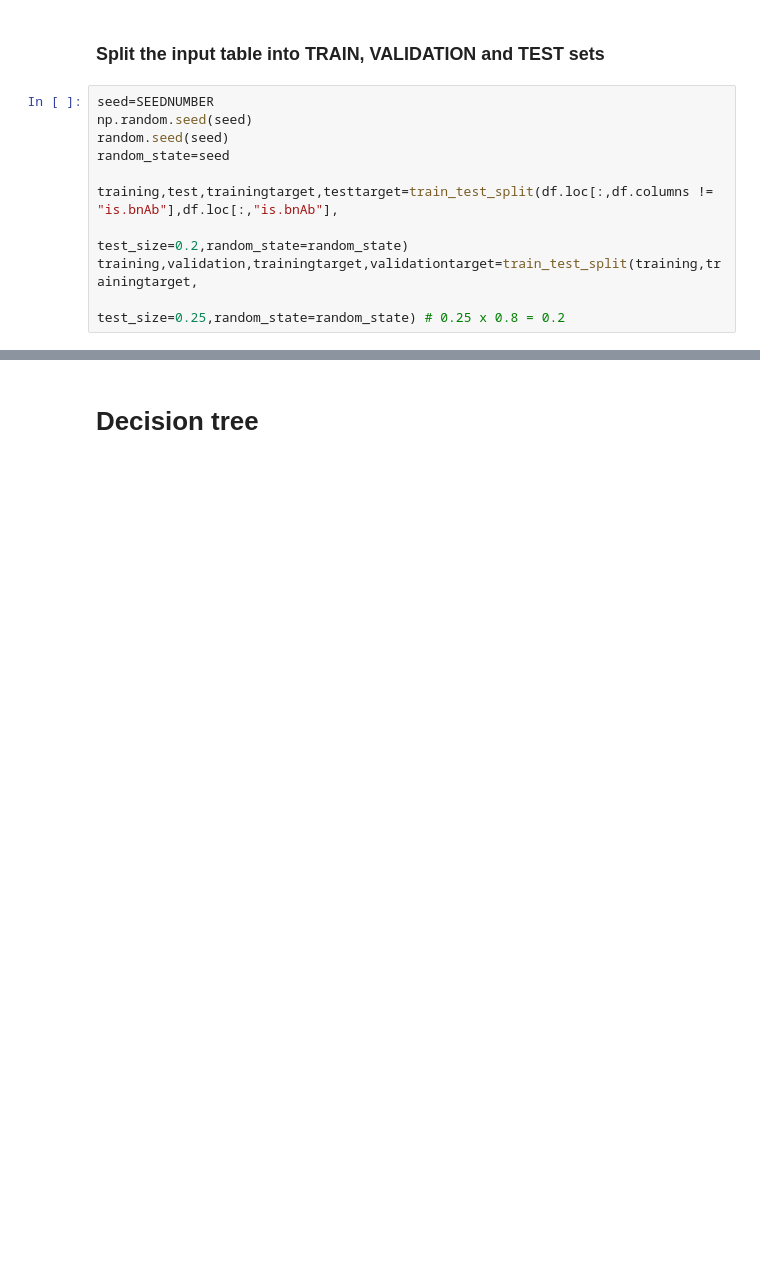
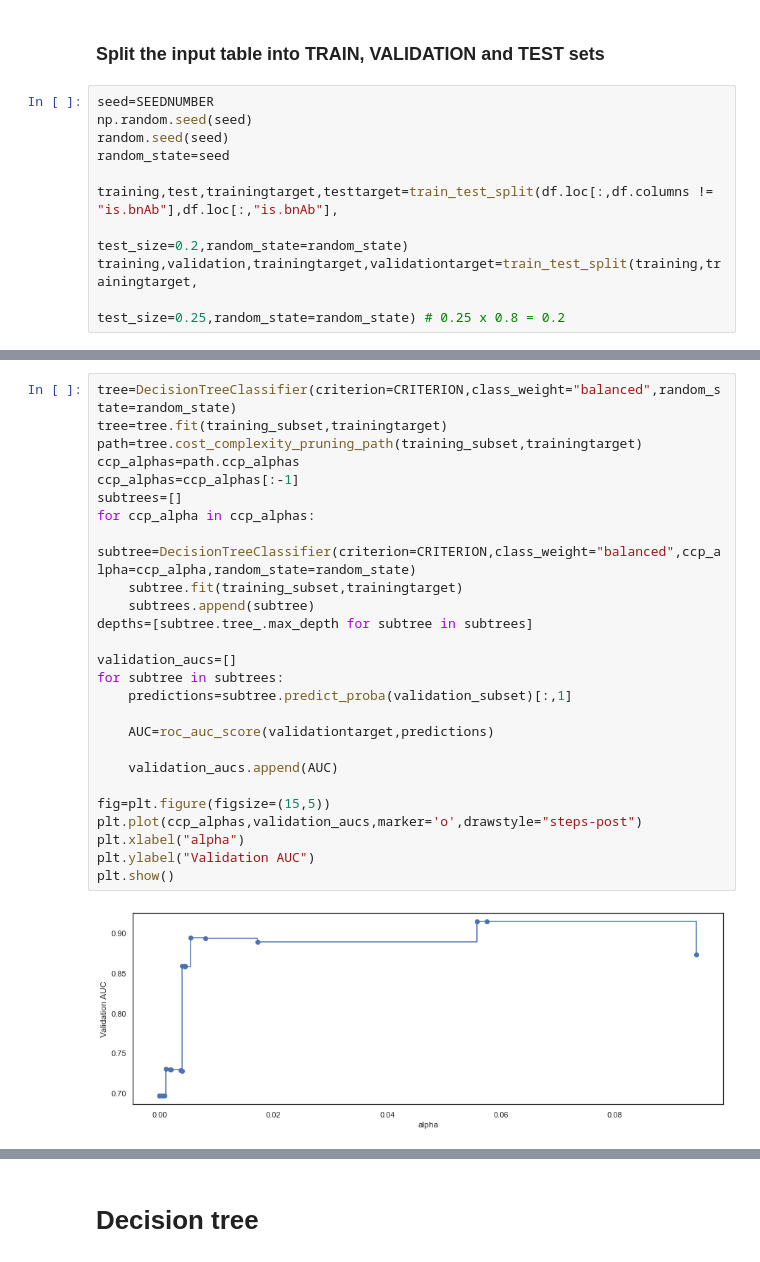
Before and after one commit to MathildeFogPerez/manuscript-bnab-foglierini, a Jupyter notebook: DecisionTree_RandomForest_PUB.ipynb, the cells around one changed output, grey strips where cells are left out. Saved outputs shown, nothing was run; the diff lists cells and outputs as text; blank space fills up the shorter version.

```diff
--- a/DecisionTree_RandomForest_PUB.ipynb
+++ b/DecisionTree_RandomForest_PUB.ipynb
@@ -138,0 +195,28 @@ training,validation,trainingtarget,validationtarget=train_test_split(training,tr
+# %%
+tree=DecisionTreeClassifier(criterion=CRITERION,class_weight="balanced",random_state=random_state)
+tree=tree.fit(training_subset,trainingtarget)
+path=tree.cost_complexity_pruning_path(training_subset,trainingtarget)
+ccp_alphas=path.ccp_alphas
+ccp_alphas=ccp_alphas[:-1]
+subtrees=[]
+for ccp_alpha in ccp_alphas:
+    subtree=DecisionTreeClassifier(criterion=CRITERION,class_weight="balanced",ccp_alpha=ccp_alpha,random_state=random_state)
+    subtree.fit(training_subset,trainingtarget)
+    subtrees.append(subtree)
+depths=[subtree.tree_.max_depth for subtree in subtrees]
+
+validation_aucs=[]
+for subtree in subtrees:
+    predictions=subtree.predict_proba(validation_subset)[:,1]
+
+    AUC=roc_auc_score(validationtarget,predictions)
+
+    validation_aucs.append(AUC)
+
+fig=plt.figure(figsize=(15,5))
+plt.plot(ccp_alphas,validation_aucs,marker='o',drawstyle="steps-post")
+plt.xlabel("alpha")
+plt.ylabel("Validation AUC")
+plt.show()
+# %% [output]
+[figure, added]
```
Also changed, not shown: parts of 18 cells of this notebook.
